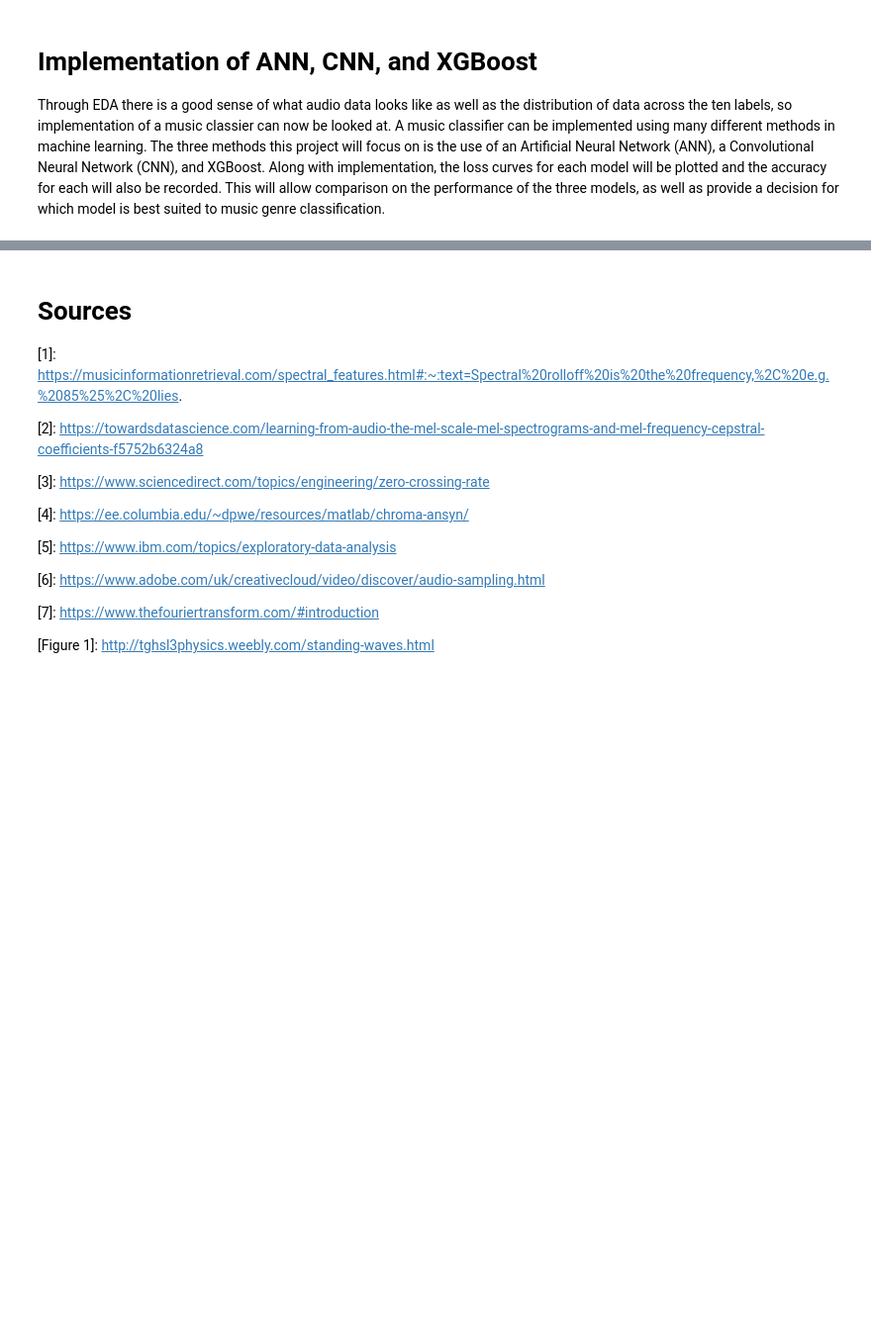
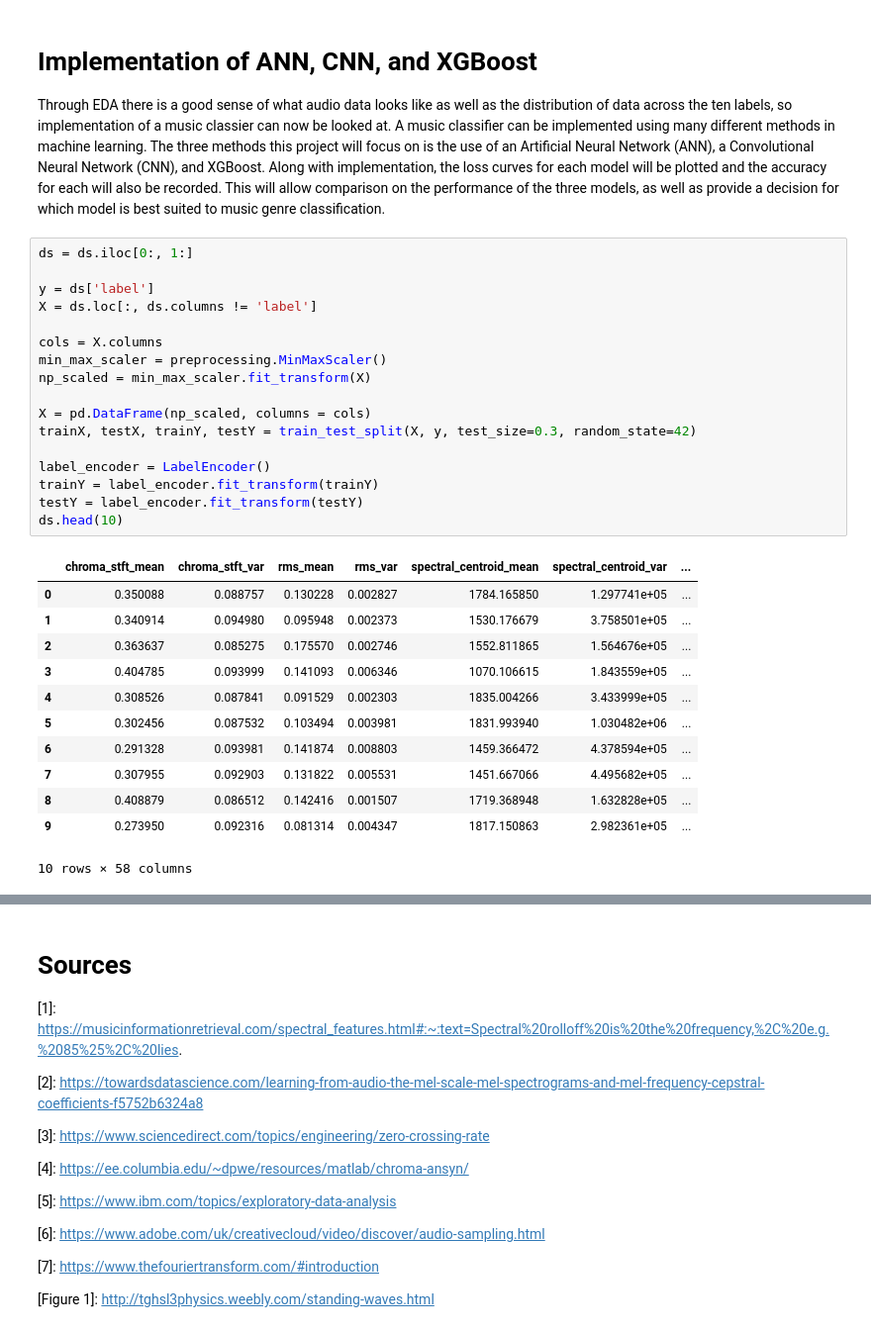
Before and after one commit to malikka-rajshahi/MusicGenreClassifier, a Jupyter notebook: music-genre-classification.ipynb, the cells around one changed output, grey strips where cells are left out. Shown at 99% size. Saved outputs shown, nothing was run; the diff lists cells and outputs as text; blank space fills up the shorter version.

```diff
--- a/music-genre-classification.ipynb
+++ b/music-genre-classification.ipynb
@@ -197,3 +207,33 @@ plt.savefig("PCA Scattert.jpg")
 # Implementation of ANN, CNN, and XGBoost
 Through EDA there is a good sense of what audio data looks like as well as the distribution of data across the ten labels, so implementation of a music classier can now be looked at.
 A music classifier can be implemented using many different methods in machine learning. The three methods this project will focus on is the use of an Artificial Neural Network (ANN), a Convolutional Neural Network (CNN), and XGBoost. Along with implementation, the loss curves for each model will be plotted and the accuracy for each will also be recorded. This will allow comparison on the performance of the three models, as well as provide a decision for which model is best suited to music genre classification.
+# %%
+ds = ds.iloc[0:, 1:]
+
+y = ds['label']
+X = ds.loc[:, ds.columns != 'label']
+
+cols = X.columns
+min_max_scaler = preprocessing.MinMaxScaler()
+np_scaled = min_max_scaler.fit_transform(X)
+
+X = pd.DataFrame(np_scaled, columns = cols)
+trainX, testX, trainY, testY = train_test_split(X, y, test_size=0.3, random_state=42)
+
+label_encoder = LabelEncoder()
+trainY = label_encoder.fit_transform(trainY)
+testY = label_encoder.fit_transform(testY)
+ds.head(10)
+# %% [output]
+|  | chroma_stft_mean | chroma_stft_var | rms_mean | rms_var | spectral_centroid_mean | spectral_centroid_var | ... |
+| 0 | 0.350088 | 0.088757 | 0.130228 | 0.002827 | 1784.165850 | 1.297741e+05 | ... |
+| 1 | 0.340914 | 0.094980 | 0.095948 | 0.002373 | 1530.176679 | 3.758501e+05 | ... |
+| 2 | 0.363637 | 0.085275 | 0.175570 | 0.002746 | 1552.811865 | 1.564676e+05 | ... |
+| 3 | 0.404785 | 0.093999 | 0.141093 | 0.006346 | 1070.106615 | 1.843559e+05 | ... |
+| 4 | 0.308526 | 0.087841 | 0.091529 | 0.002303 | 1835.004266 | 3.433999e+05 | ... |
+| 5 | 0.302456 | 0.087532 | 0.103494 | 0.003981 | 1831.993940 | 1.030482e+06 | ... |
+| 6 | 0.291328 | 0.093981 | 0.141874 | 0.008803 | 1459.366472 | 4.378594e+05 | ... |
+| 7 | 0.307955 | 0.092903 | 0.131822 | 0.005531 | 1451.667066 | 4.495682e+05 | ... |
+| 8 | 0.408879 | 0.086512 | 0.142416 | 0.001507 | 1719.368948 | 1.632828e+05 | ... |
+| 9 | 0.273950 | 0.092316 | 0.081314 | 0.004347 | 1817.150863 | 2.982361e+05 | ... |
+10 rows × 58 columns
```
Also changed, not shown: parts of 6 cells of this notebook.
